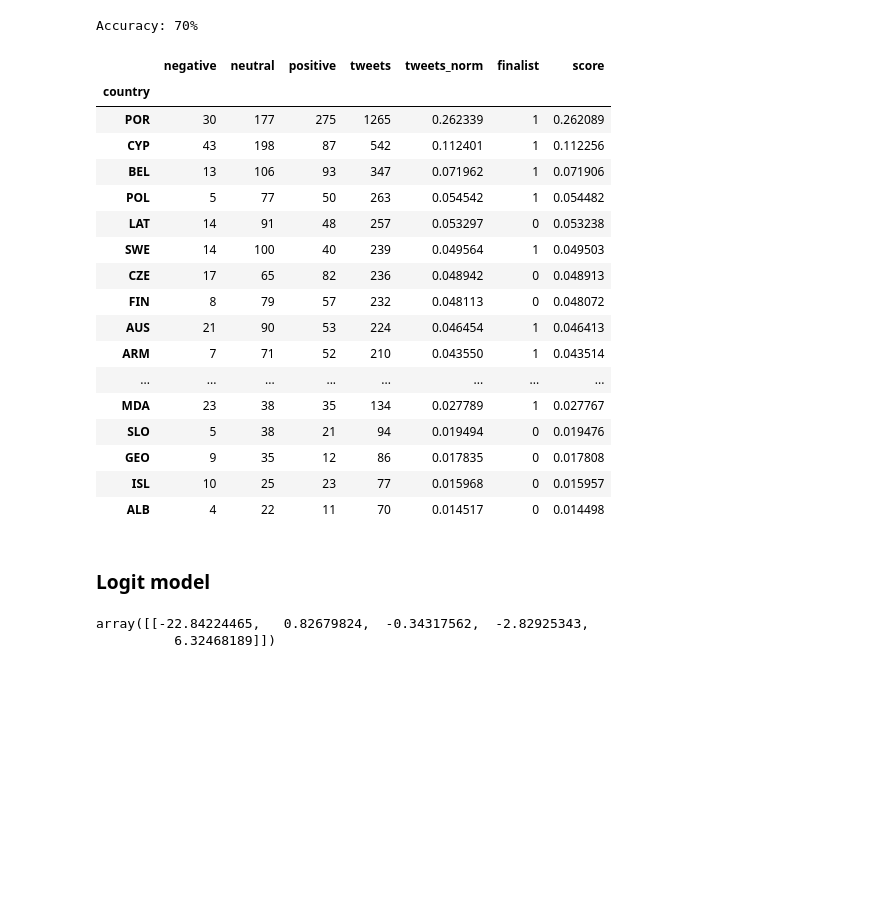
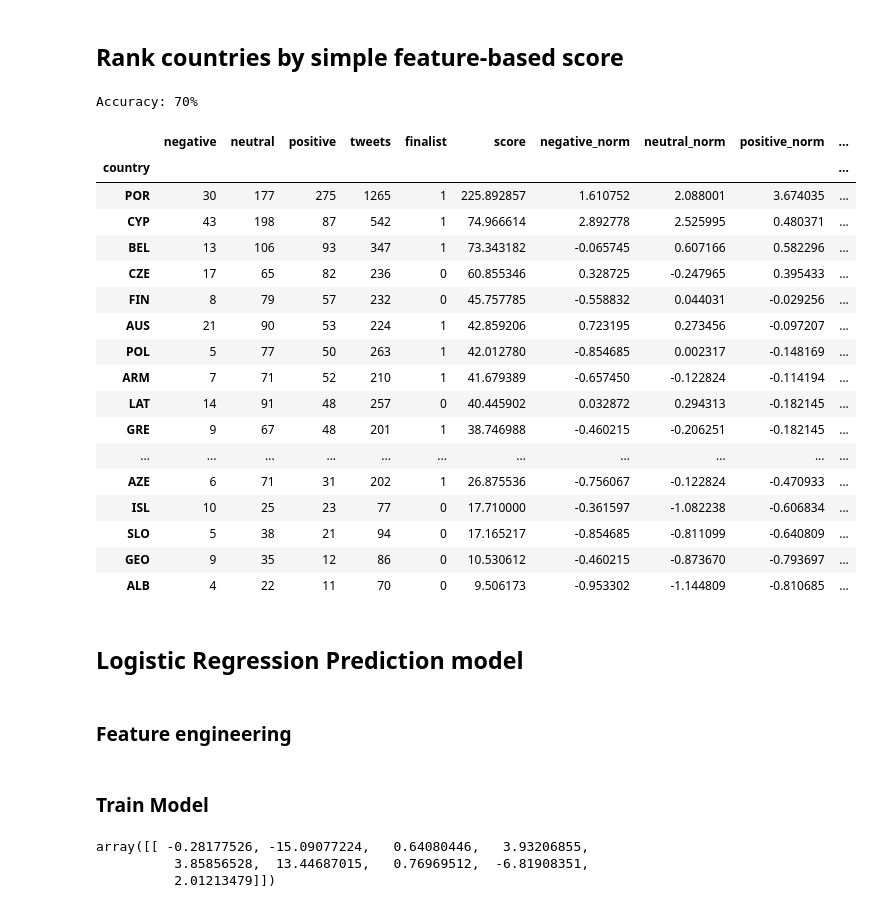
Before and after one commit to eduardbonada/eurovision_tweet_tracker, a Jupyter notebook: eurovision.ipynb, the cells around one changed output. Cells and saved outputs as stored; diff of their text form; code cells hidden in the pictures; blank space fills up the shorter version.

Commit message:
compute ranking based on modelled logistic regression

```diff
--- a/eurovision.ipynb
+++ b/eurovision.ipynb
@@ -87,11 +97,12 @@ for country in hashtags:
                            'count': country_tweet_count
                           })
 # %%
-# transform to pandas dataframe and add total tweet count
+# transform to pandas dataframe from sentiments list
 results = pd.DataFrame(all_sentiments)
 results = results.set_index(['country'])
+
+# add total tweet count
 results['tweets'] = [tc['count'] for tc in all_tweet_counts]
-results['tweets_norm'] = results['tweets'] / results['tweets'].sum()
 # %%
 # add finalist 'column'
 results['finalist'] = 0
@@ -105,35 +116,37 @@ results.loc['ARM','finalist'] = 1
 results.loc['AUS','finalist'] = 1
 results.loc['CYP','finalist'] = 1
 results.loc['BEL','finalist'] = 1
+# %% [markdown]
+## Rank countries by simple feature-based score
 # %%
 # compute final scores
-results['score'] = results['tweets_norm'] * results['positive'] / (results['tweets_norm'] + results['positive'])
+results['score'] = results['tweets'] * results['positive'] / (results['tweets'] + results['positive'])
 # %%
-# Top-10
+# Ranking
 print("Accuracy: {}%".format(10*results.sort_values(by = 'score', ascending = False)[0:10]['finalist'].sum()))
-results.sort_values(by = 'tweets', ascending = False)
+results.sort_values(by = 'score', ascending = False)
 # %% [output]
 Accuracy: 70%
-|  | negative | neutral | positive | tweets | tweets_norm | finalist | score |
-| country |  |  |  |  |  |  |  |
-| POR | 30 | 177 | 275 | 1265 | 0.262339 | 1 | 0.262089 |
-| CYP | 43 | 198 | 87 | 542 | 0.112401 | 1 | 0.112256 |
-| BEL | 13 | 106 | 93 | 347 | 0.071962 | 1 | 0.071906 |
-| POL | 5 | 77 | 50 | 263 | 0.054542 | 1 | 0.054482 |
-| LAT | 14 | 91 | 48 | 257 | 0.053297 | 0 | 0.053238 |
-| SWE | 14 | 100 | 40 | 239 | 0.049564 | 1 | 0.049503 |
-| CZE | 17 | 65 | 82 | 236 | 0.048942 | 0 | 0.048913 |
-| FIN | 8 | 79 | 57 | 232 | 0.048113 | 0 | 0.048072 |
-| AUS | 21 | 90 | 53 | 224 | 0.046454 | 1 | 0.046413 |
-| ARM | 7 | 71 | 52 | 210 | 0.043550 | 1 | 0.043514 |
-| ... | ... | ... | ... | ... | ... | ... | ... |
-| MDA | 23 | 38 | 35 | 134 | 0.027789 | 1 | 0.027767 |
-| SLO | 5 | 38 | 21 | 94 | 0.019494 | 0 | 0.019476 |
-| GEO | 9 | 35 | 12 | 86 | 0.017835 | 0 | 0.017808 |
-| ISL | 10 | 25 | 23 | 77 | 0.015968 | 0 | 0.015957 |
-| ALB | 4 | 22 | 11 | 70 | 0.014517 | 0 | 0.014498 |
+|  | negative | neutral | positive | tweets | finalist | score | negative_norm | neutral_norm | positive_norm | ... |
+| country |  |  |  |  |  |  |  |  |  | ... |
+| POR | 30 | 177 | 275 | 1265 | 1 | 225.892857 | 1.610752 | 2.088001 | 3.674035 | ... |
+| CYP | 43 | 198 | 87 | 542 | 1 | 74.966614 | 2.892778 | 2.525995 | 0.480371 | ... |
+| BEL | 13 | 106 | 93 | 347 | 1 | 73.343182 | -0.065745 | 0.607166 | 0.582296 | ... |
+| CZE | 17 | 65 | 82 | 236 | 0 | 60.855346 | 0.328725 | -0.247965 | 0.395433 | ... |
+| FIN | 8 | 79 | 57 | 232 | 0 | 45.757785 | -0.558832 | 0.044031 | -0.029256 | ... |
+| AUS | 21 | 90 | 53 | 224 | 1 | 42.859206 | 0.723195 | 0.273456 | -0.097207 | ... |
+| POL | 5 | 77 | 50 | 263 | 1 | 42.012780 | -0.854685 | 0.002317 | -0.148169 | ... |
+| ARM | 7 | 71 | 52 | 210 | 1 | 41.679389 | -0.657450 | -0.122824 | -0.114194 | ... |
+| LAT | 14 | 91 | 48 | 257 | 0 | 40.445902 | 0.032872 | 0.294313 | -0.182145 | ... |
+| GRE | 9 | 67 | 48 | 201 | 1 | 38.746988 | -0.460215 | -0.206251 | -0.182145 | ... |
+| ... | ... | ... | ... | ... | ... | ... | ... | ... | ... | ... |
+| AZE | 6 | 71 | 31 | 202 | 1 | 26.875536 | -0.756067 | -0.122824 | -0.470933 | ... |
+| ISL | 10 | 25 | 23 | 77 | 0 | 17.710000 | -0.361597 | -1.082238 | -0.606834 | ... |
+| SLO | 5 | 38 | 21 | 94 | 0 | 17.165217 | -0.854685 | -0.811099 | -0.640809 | ... |
+| GEO | 9 | 35 | 12 | 86 | 0 | 10.530612 | -0.460215 | -0.873670 | -0.793697 | ... |
+| ALB | 4 | 22 | 11 | 70 | 0 | 9.506173 | -0.953302 | -1.144809 | -0.810685 | ... |
 # %% [markdown]
-### Logit model
+## Logistic Regression Prediction model
 # %%
 import numpy as np
 from patsy import dmatrices
@@ -142 +155,3 @@ from sklearn.metrics import r2_score
+# %% [markdown]
+### Feature engineering
 # %%
@@ -149,0 +169,2 @@ y, X = dmatrices('finalist ~ negative_log + neutral_log + positive_log + tweets_
+# %% [markdown]
+### Train Model
@@ -150,8 +186,10 @@ y, X = dmatrices('finalist ~ negative_log + neutral_log + positive_log + tweets_
 # %%
-# with sklearn
-model = LogisticRegression(fit_intercept = False, C = 1e9)
-model.fit(X, y.values.ravel())
+# Logistic Regression model with sklearn
+regularization = 0.001
+model = lm.LogisticRegression(fit_intercept = False, C = 1/regularization)
+model.fit(X_train, y_train.values.ravel())
 model.coef_
 # %% [output]
-array([[-22.84224465,   0.82679824,  -0.34317562,  -2.82925343,
-          6.32468189]])
+array([[ -0.28177526, -15.09077224,   0.64080446,   3.93206855,
+          3.85856528,  13.44687015,   0.76969512,  -6.81908351,
+          2.01213479]])
```
Also changed, not shown: parts of 15 cells of this notebook.
